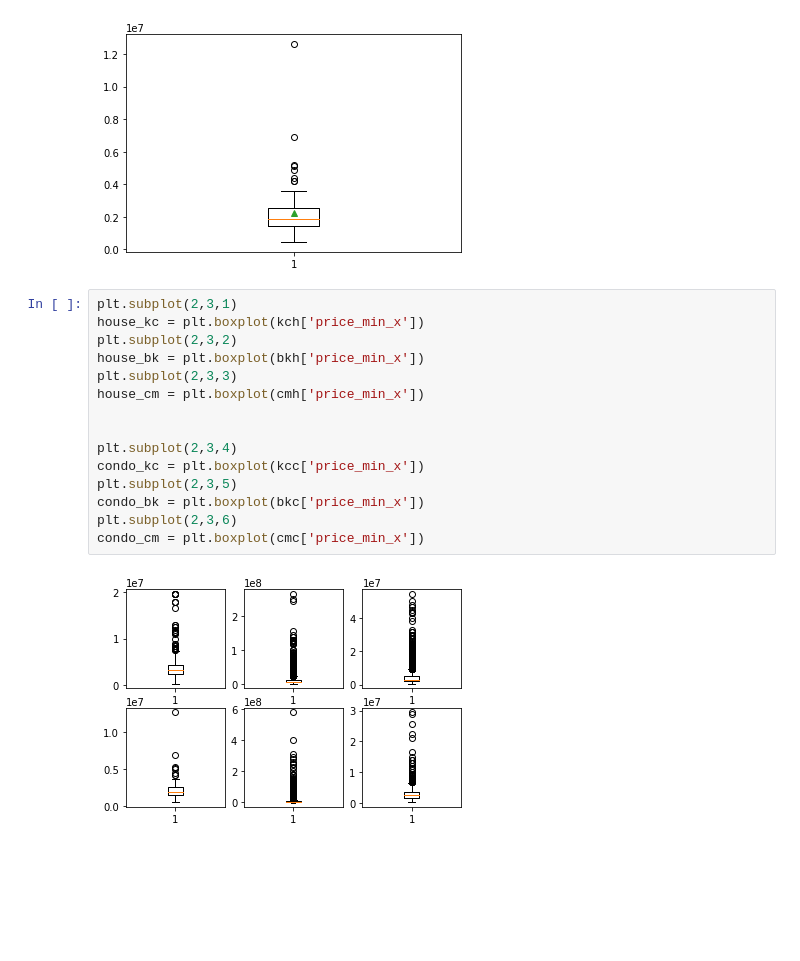
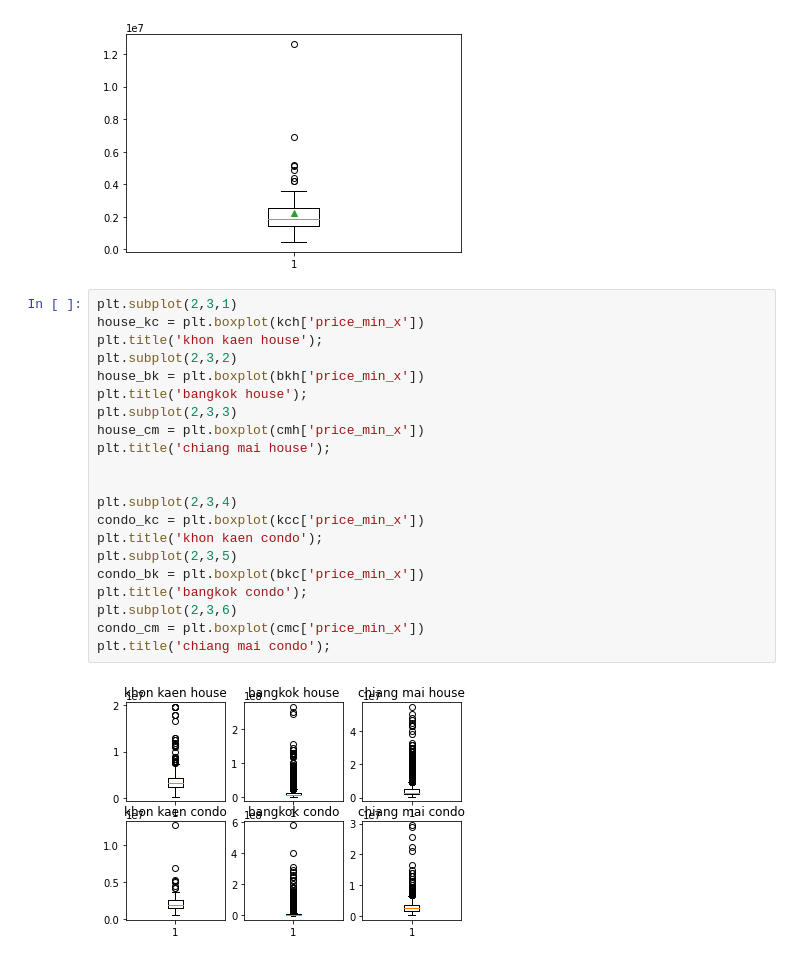
Before and after one commit to jirapat-tho/BasicProg_DataViz65, a Jupyter notebook: DataViz02_Data_Distribution_.ipynb, the cells around one changed output. Cells and saved outputs as stored; diff of their text form; blank space fills up the shorter version.

```diff
--- a/DataViz02_Data_Distribution_.ipynb
+++ b/DataViz02_Data_Distribution_.ipynb
@@ -614,17 +614,23 @@ condo_kc = plt.boxplot(kcc['price_min_x'],showmeans=True)
 # %%
 plt.subplot(2,3,1)
 house_kc = plt.boxplot(kch['price_min_x'])
+plt.title('khon kaen house');
 plt.subplot(2,3,2)
 house_bk = plt.boxplot(bkh['price_min_x'])
+plt.title('bangkok house');
 plt.subplot(2,3,3)
 house_cm = plt.boxplot(cmh['price_min_x'])
+plt.title('chiang mai house');
 
 
 plt.subplot(2,3,4)
 condo_kc = plt.boxplot(kcc['price_min_x'])
+plt.title('khon kaen condo');
 plt.subplot(2,3,5)
 condo_bk = plt.boxplot(bkc['price_min_x'])
+plt.title('bangkok condo');
 plt.subplot(2,3,6)
 condo_cm = plt.boxplot(cmc['price_min_x'])
+plt.title('chiang mai condo');
 # %% [output]
-[figure, old version]
+[figure, new version]
```
